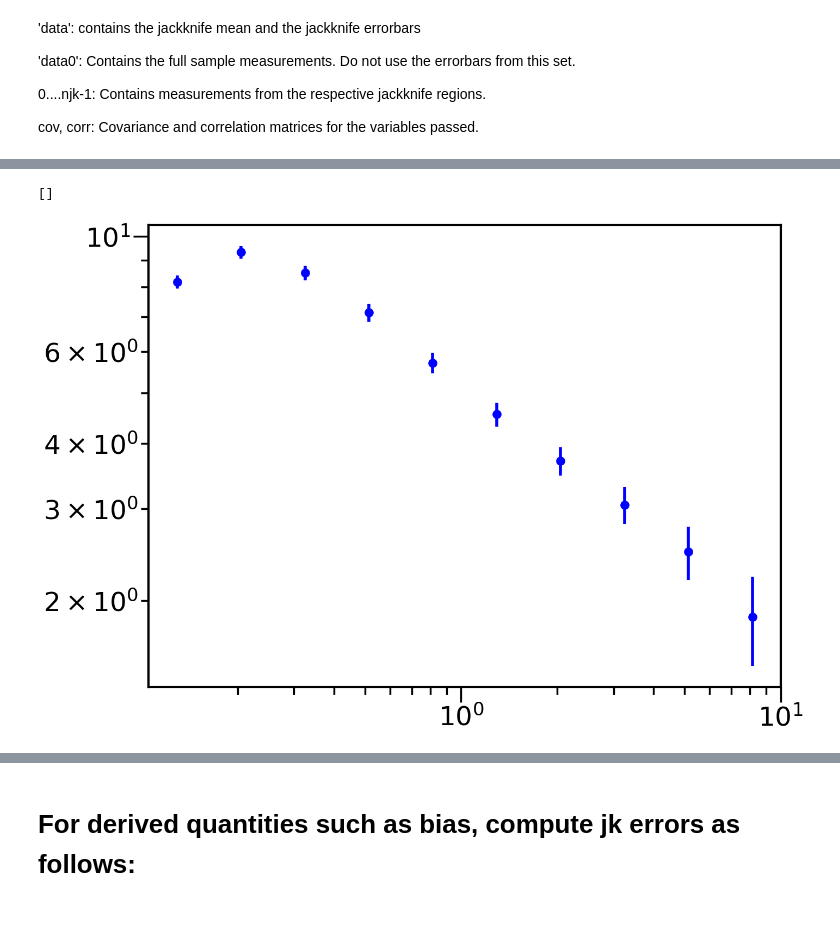
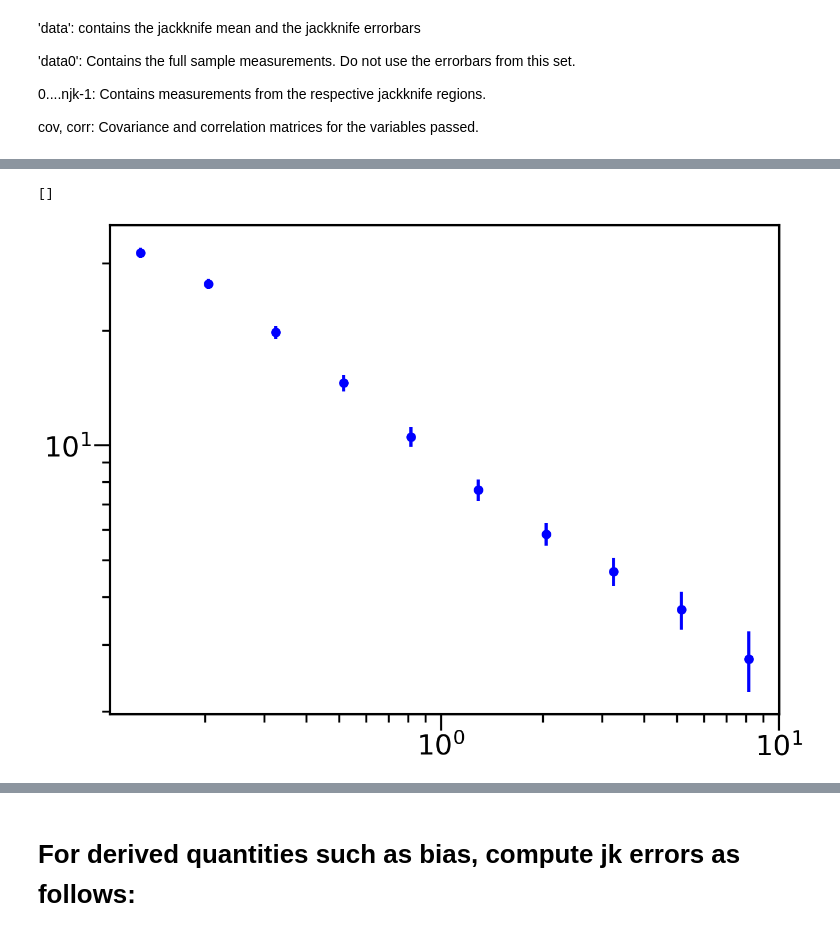
Before and after one commit to sukhdeep2/corr_pc, a Jupyter notebook: Process PC data_ED.ipynb, the cells around one changed output, grey strips where cells are left out. Drawn from its saved outputs; the diff is of its cells as text; code cells hidden in the pictures.

```diff
--- a/Process PC data_ED.ipynb
+++ b/Process PC data_ED.ipynb
@@ -300,12 +300,12 @@ plot(SD2jk['data0']['rp'],SD2jk['data0']['rp']*wgg2,'bo')
 # %%
-r=w_jk['data0']['rp']
+rp=w_jk['data0']['rp']
 errorbar(rp,rp*w_jk['data0']['wgg'],rp*w_jk['data']['wgg_err'],fmt='bo')
 loglog()
 # plot(rp,rp*(wgg2.reshape(10,200).sum(axis=1)))
 # plot(rp,rp*(wgg_pic.reshape(10,80).sum(axis=1)))
 # %% [output]
 []
-[figure, old version]
+[figure, new version]
 # %%
 rp=w_jk['data0']['rp']
 errorbar(rp,rp*w_jk['data0']['wgg'],rp*w_jk['data']['wgg_err'],fmt='bo')
```
Also changed, not shown: parts of 16 cells of this notebook, 3 other files.
